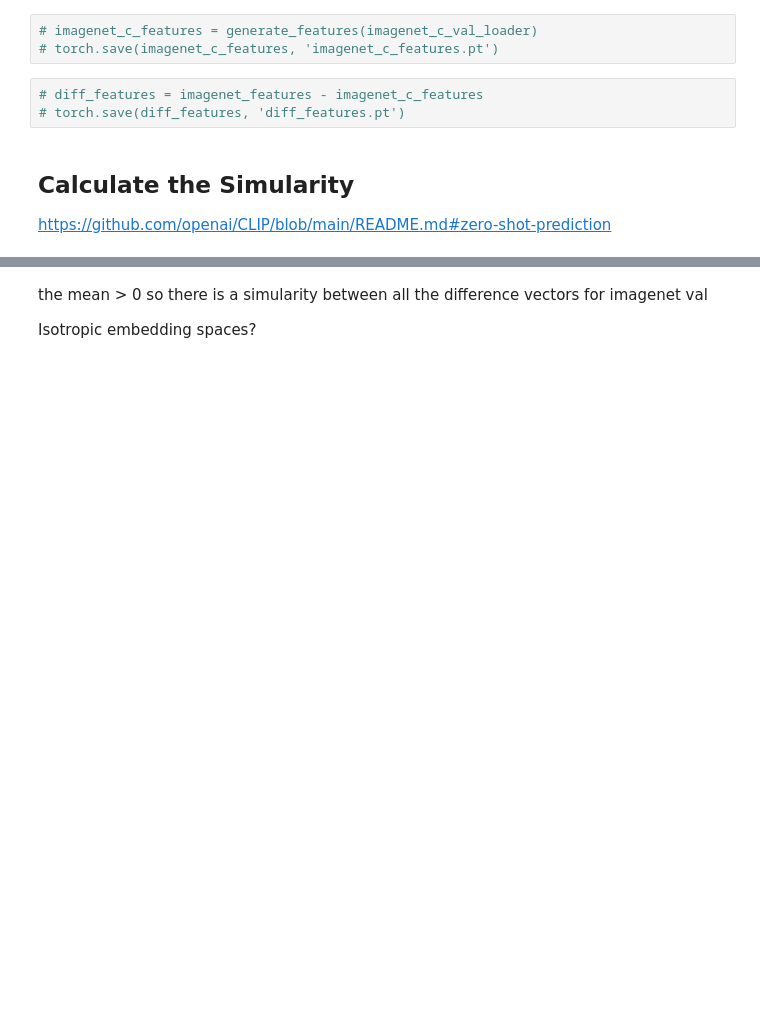
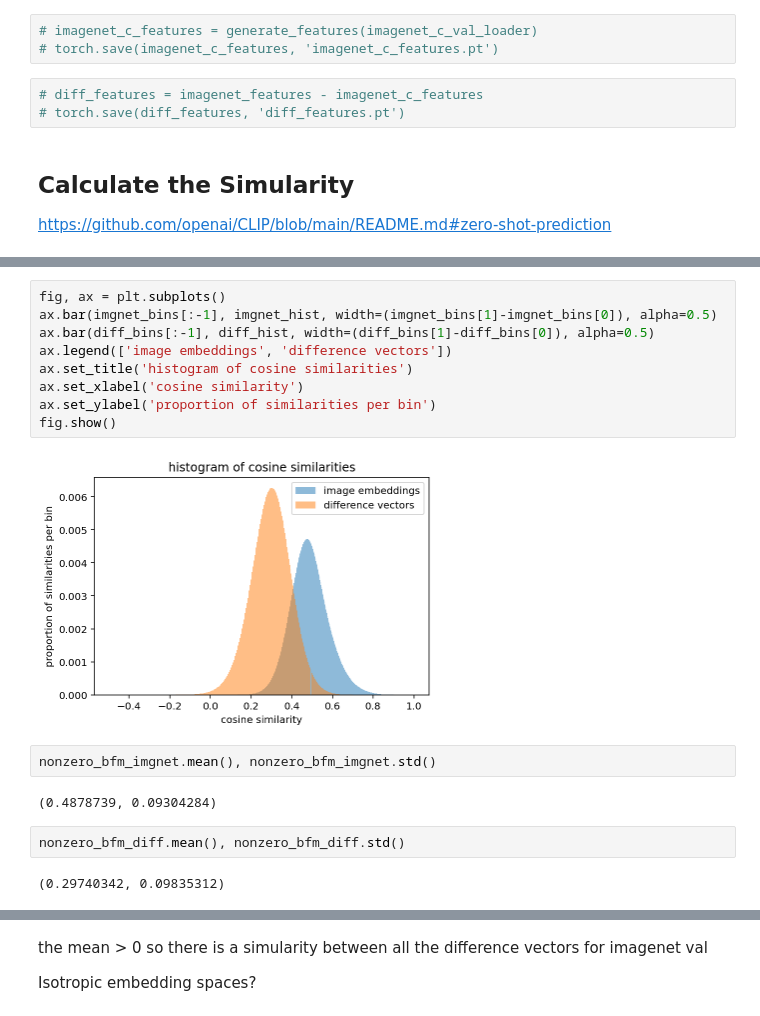
Before and after one commit to ahdavies6/clip-robustness, a Jupyter notebook: notebooks/og_clip_model_analysis.ipynb, the cells around one changed output, grey strips where cells are left out. Cells and saved outputs as stored; diff of their text form; blank space fills up the shorter version.

```diff
--- a/notebooks/og_clip_model_analysis.ipynb
+++ b/notebooks/og_clip_model_analysis.ipynb
@@ -249,0 +301,19 @@ plt.hist(nz_bfm, bins=1000);
+# %%
+fig, ax = plt.subplots()
+ax.bar(imgnet_bins[:-1], imgnet_hist, width=(imgnet_bins[1]-imgnet_bins[0]), alpha=0.5)
+ax.bar(diff_bins[:-1], diff_hist, width=(diff_bins[1]-diff_bins[0]), alpha=0.5)
+ax.legend(['image embeddings', 'difference vectors'])
+ax.set_title('histogram of cosine similarities')
+ax.set_xlabel('cosine similarity')
+ax.set_ylabel('proportion of similarities per bin')
+fig.show()
+# %% [output]
+[figure, added]
+# %%
+nonzero_bfm_imgnet.mean(), nonzero_bfm_imgnet.std()
+# %% [output]
+(0.4878739, 0.09304284)
+# %%
+nonzero_bfm_diff.mean(), nonzero_bfm_diff.std()
+# %% [output]
+(0.29740342, 0.09835312)
```
Also changed, not shown: parts of 23 cells of this notebook, 2 other files.
